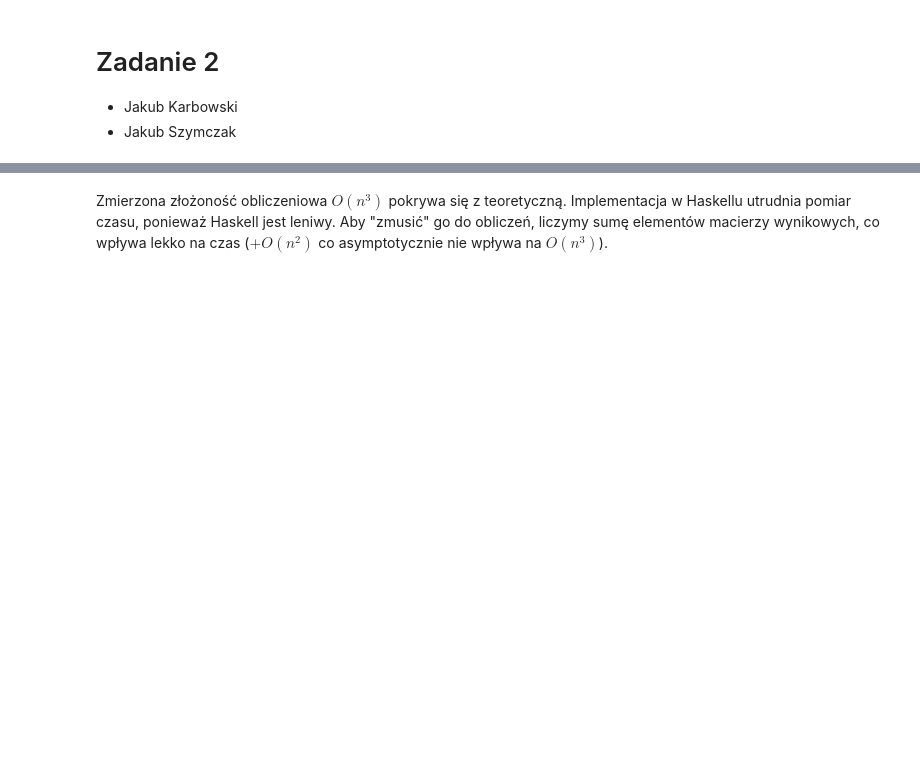
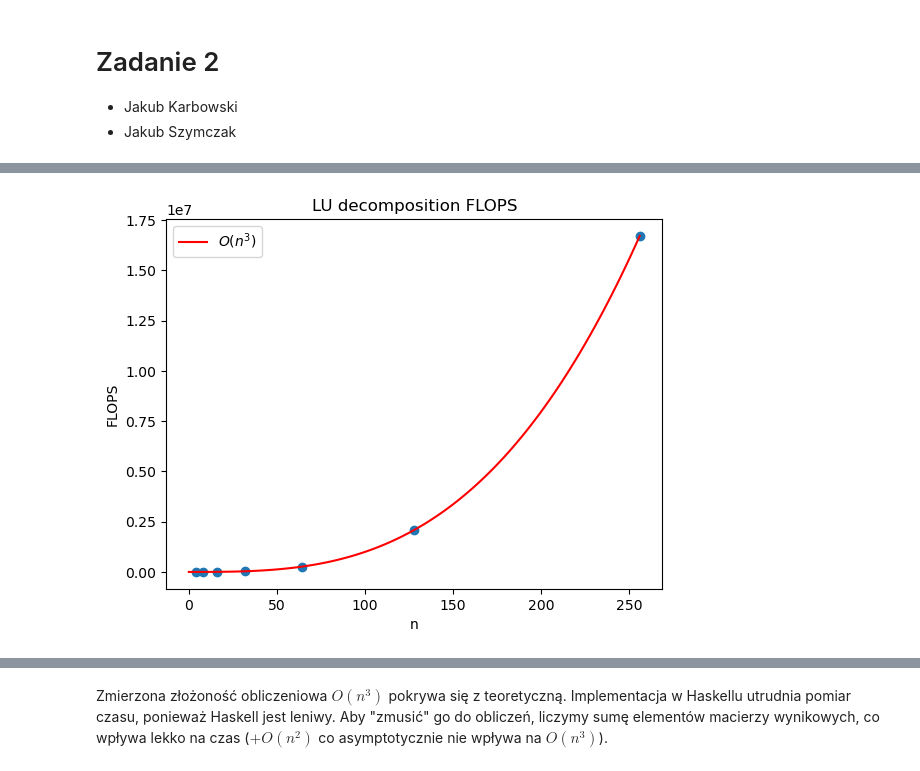
Before and after one commit to weed478/algomat, a Jupyter notebook: zad2/report.ipynb, the cells around one changed output, grey strips where cells are left out. Cells and saved outputs as stored; diff of their text form; code cells hidden in the pictures; blank space fills up the shorter version.

```diff
--- a/zad2/report.ipynb
+++ b/zad2/report.ipynb
@@ -22,0 +59,30 @@ lu ((a00:w):rows) = (l, u)
+# %%
+def lu_ops(n):
+    if n == 1: return 0
+    outer = (n-1)**2
+    msubm = (n-1)**2
+    mdivs = (n-1)**2
+    lu_rec = lu_ops(n-1)
+    div_a00 = n-1
+    return outer + msubm + mdivs + lu_rec + div_a00
+# %%
+k = np.arange(2, 9)
+n = 2**k
+ops = np.vectorize(lu_ops)(n)
+plt.plot(n, ops, 'o')
+
+def f(x, a, b):
+    return a * x**3 + b
+
+popt, pcov = scipy.optimize.curve_fit(f, n, ops)
+
+x = np.linspace(0, max(n), 100)
+plt.plot(x, f(x, *popt), 'r-', label='$O(n^3)$')
+
+plt.xlabel('n')
+plt.ylabel('FLOPS')
+plt.title('LU decomposition FLOPS')
+plt.legend()
+plt.show()
+# %% [output]
+[figure, added]
```
Also changed, not shown: parts of 9 cells of this notebook, 1 other file.
